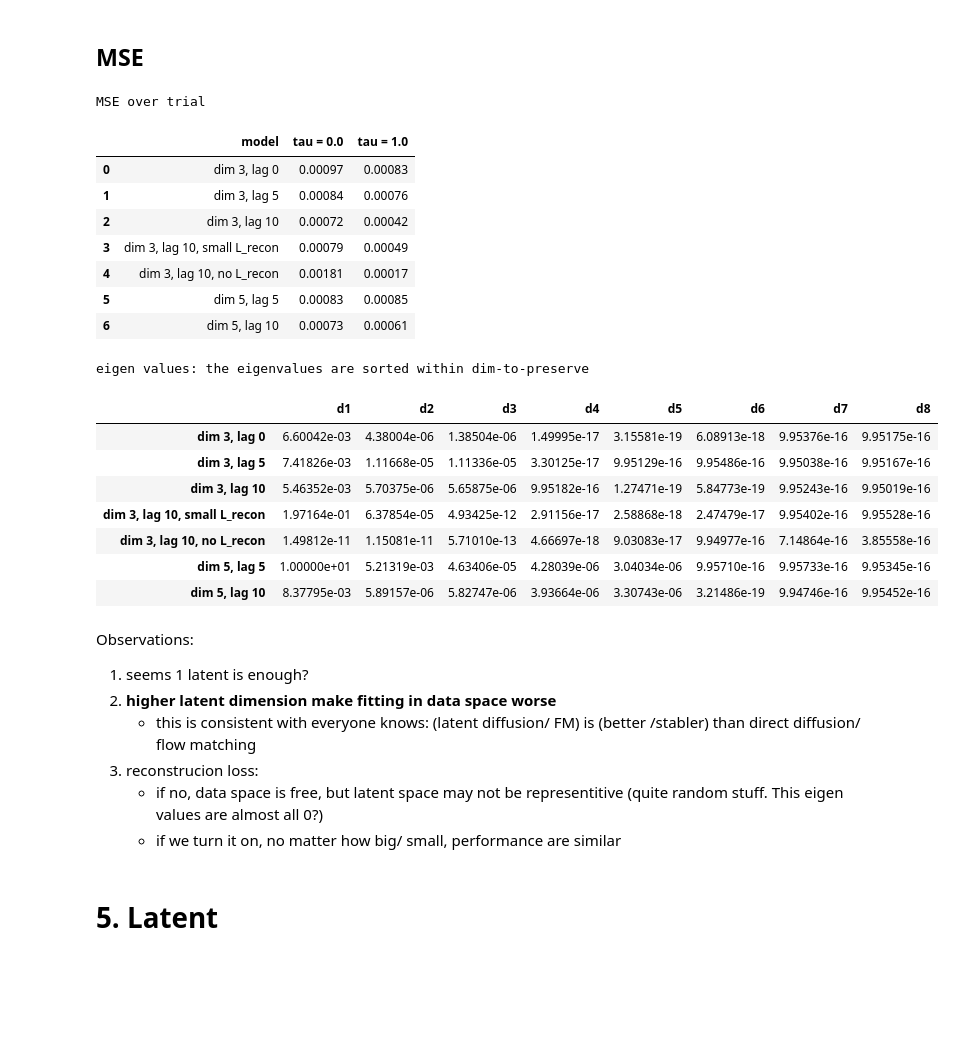
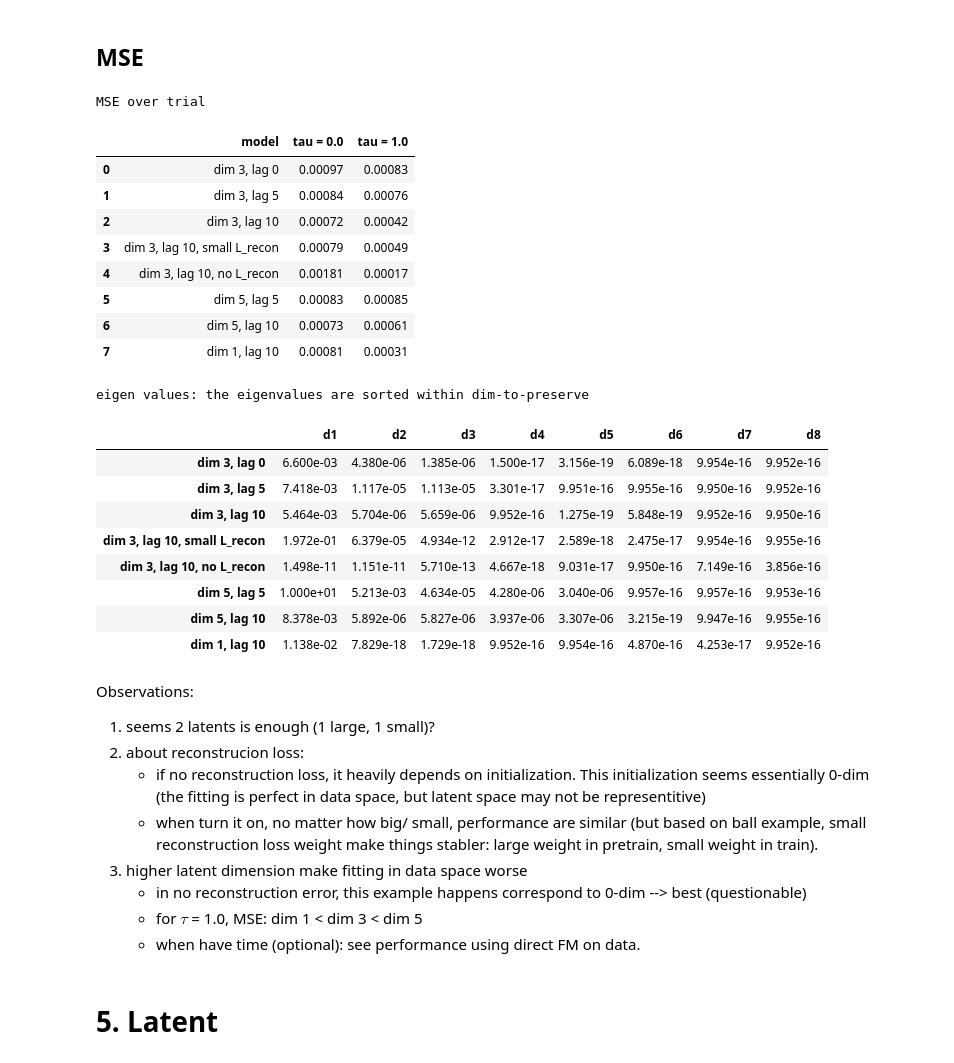
Before and after one commit to dannyfa/Velocity_Flow_Matching, a Jupyter notebook: results_maze/plot_maze_new_all.ipynb, the cells around one changed output. Saved outputs shown, nothing was run; the diff lists cells and outputs as text; code cells hidden in the pictures; blank space fills up the shorter version.

```diff
--- a/results_maze/plot_maze_new_all.ipynb
+++ b/results_maze/plot_maze_new_all.ipynb
@@ -183,3 +184,16 @@ traj_sim_tau1_comp_5_10 = [np.vstack((dset_samples[j][0:lag], traj_sim_tau1_5_10
 traj_sim_tau0_comp_5_10 = [np.vstack((dset_samples[j][0:lag], traj_sim_tau0_5_10[j])) for j in range(len(dset_samples))]
 # %% [output]
 project starting points to latent
+# %%
+folder_data = 'out/maze/dim1_lag10/data'
+folder = 'out/maze/dim1_lag10/00000-maze_dim1_lag10-prr-uncond-regularFM-gpus1-batch256-fp32'
+chk_pts = '/network-snapshot-461619.pkl' # this one is almost done
+
+dim_preserve = 1
+dset_samples_1_10, lag_samples_1_10,\
+flow_net_1_10, dyn_net_1_10, encoder_1_10,\
+d_1_10, L_1_10, loading_1_10, traj_sim_tau1_1_10, traj_sim_tau0_1_10 =\
+model_gen(folder_data, folder, chk_pts, dim_preserve, clamp_range, device, useCov = False)
+lag = 10
+traj_sim_tau1_comp_1_10 = [np.vstack((dset_samples[j][0:lag], traj_sim_tau1_1_10[j])) for j in range(len(dset_samples))]
+traj_sim_tau0_comp_1_10 = [np.vstack((dset_samples[j][0:lag], traj_sim_tau0_1_10[j])) for j in range(len(dset_samples))]
@@ -229,14 +249,19 @@ tensors.append(d_3_10_eta1[0:d_dim_toshow].cpu().numpy())
 tensors.append(d_3_10_nore[0:d_dim_toshow].cpu().numpy())
 tensors.append(d_5_5[0:d_dim_toshow].cpu().numpy())
 tensors.append(d_5_10[0:d_dim_toshow].cpu().numpy())
-model_names = ['dim 3, lag 0', 'dim 3, lag 5', 'dim 3, lag 10', 'dim 3, lag 10, small L_recon', 'dim 3, lag 10, no L_recon', 'dim 5, lag 5', 'dim 5, lag 10']
+tensors.append(d_1_10[0:d_dim_toshow].cpu().numpy())
+
+model_names = ['dim 3, lag 0', 'dim 3, lag 5', 'dim 3, lag 10', 'dim 3, lag 10, small L_recon',
+               'dim 3, lag 10, no L_recon', 'dim 5, lag 5', 'dim 5, lag 10', 'dim 1, lag 10']
 # %%
 data = {
     'model': model_names,
     'tau = 0.0': [overall_mse_tau0_3_0, overall_mse_tau0_3_5, overall_mse_tau0_3_10,
-                  overall_mse_tau0_3_10_eta1, overall_mse_tau0_3_10_nore, overall_mse_tau0_5_5, overall_mse_tau0_5_10],
+                  overall_mse_tau0_3_10_eta1, overall_mse_tau0_3_10_nore, overall_mse_tau0_5_5,
+                  overall_mse_tau0_5_10, overall_mse_tau0_1_10],
     'tau = 1.0': [overall_mse_tau1_3_0, overall_mse_tau1_3_5, overall_mse_tau1_3_10,
-                  overall_mse_tau1_3_10_eta1, overall_mse_tau1_3_10_nore, overall_mse_tau1_5_5, overall_mse_tau1_5_10],
+                  overall_mse_tau1_3_10_eta1, overall_mse_tau1_3_10_nore, overall_mse_tau1_5_5,
+                  overall_mse_tau1_5_10, overall_mse_tau1_1_10],
 }
 
 df = pd.DataFrame(data)
@@ -251,29 +276,33 @@ MSE over trial
 | 4 | dim 3, lag 10, no L_recon | 0.00181 | 0.00017 |
 | 5 | dim 5, lag 5 | 0.00083 | 0.00085 |
 | 6 | dim 5, lag 10 | 0.00073 | 0.00061 |
+| 7 | dim 1, lag 10 | 0.00081 | 0.00031 |
 # %%
 columns = [f"d{i+1}" for i in range(tensors[0].shape[0])]
 index = model_names
 df = pd.DataFrame(tensors, index=index, columns=columns)
-df.style.set_caption("eigen values: the eigenvalues are sorted within dim-to-preserve").format("{:.5e}")
+df.style.set_caption("eigen values: the eigenvalues are sorted within dim-to-preserve").format("{:.3e}")
 # %% [output]
 eigen values: the eigenvalues are sorted within dim-to-preserve
 |  | d1 | d2 | d3 | d4 | d5 | d6 | d7 | d8 |
-| dim 3, lag 0 | 6.60042e-03 | 4.38004e-06 | 1.38504e-06 | 1.49995e-17 | 3.15581e-19 | 6.08913e-18 | 9.95376e-16 | 9.95175e-16 |
-| dim 3, lag 5 | 7.41826e-03 | 1.11668e-05 | 1.11336e-05 | 3.30125e-17 | 9.95129e-16 | 9.95486e-16 | 9.95038e-16 | 9.95167e-16 |
-| dim 3, lag 10 | 5.46352e-03 | 5.70375e-06 | 5.65875e-06 | 9.95182e-16 | 1.27471e-19 | 5.84773e-19 | 9.95243e-16 | 9.95019e-16 |
-| dim 3, lag 10, small L_recon | 1.97164e-01 | 6.37854e-05 | 4.93425e-12 | 2.91156e-17 | 2.58868e-18 | 2.47479e-17 | 9.95402e-16 | 9.95528e-16 |
-| dim 3, lag 10, no L_recon | 1.49812e-11 | 1.15081e-11 | 5.71010e-13 | 4.66697e-18 | 9.03083e-17 | 9.94977e-16 | 7.14864e-16 | 3.85558e-16 |
-| dim 5, lag 5 | 1.00000e+01 | 5.21319e-03 | 4.63406e-05 | 4.28039e-06 | 3.04034e-06 | 9.95710e-16 | 9.95733e-16 | 9.95345e-16 |
-| dim 5, lag 10 | 8.37795e-03 | 5.89157e-06 | 5.82747e-06 | 3.93664e-06 | 3.30743e-06 | 3.21486e-19 | 9.94746e-16 | 9.95452e-16 |
+| dim 3, lag 0 | 6.600e-03 | 4.380e-06 | 1.385e-06 | 1.500e-17 | 3.156e-19 | 6.089e-18 | 9.954e-16 | 9.952e-16 |
+| dim 3, lag 5 | 7.418e-03 | 1.117e-05 | 1.113e-05 | 3.301e-17 | 9.951e-16 | 9.955e-16 | 9.950e-16 | 9.952e-16 |
+| dim 3, lag 10 | 5.464e-03 | 5.704e-06 | 5.659e-06 | 9.952e-16 | 1.275e-19 | 5.848e-19 | 9.952e-16 | 9.950e-16 |
+| dim 3, lag 10, small L_recon | 1.972e-01 | 6.379e-05 | 4.934e-12 | 2.912e-17 | 2.589e-18 | 2.475e-17 | 9.954e-16 | 9.955e-16 |
+| dim 3, lag 10, no L_recon | 1.498e-11 | 1.151e-11 | 5.710e-13 | 4.667e-18 | 9.031e-17 | 9.950e-16 | 7.149e-16 | 3.856e-16 |
+| dim 5, lag 5 | 1.000e+01 | 5.213e-03 | 4.634e-05 | 4.280e-06 | 3.040e-06 | 9.957e-16 | 9.957e-16 | 9.953e-16 |
+| dim 5, lag 10 | 8.378e-03 | 5.892e-06 | 5.827e-06 | 3.937e-06 | 3.307e-06 | 3.215e-19 | 9.947e-16 | 9.955e-16 |
+| dim 1, lag 10 | 1.138e-02 | 7.829e-18 | 1.729e-18 | 9.952e-16 | 9.954e-16 | 4.870e-16 | 4.253e-17 | 9.952e-16 |
 # %% [markdown]
 Observations:
-1. seems 1 latent is enough?
-2. **higher latent dimension make fitting in data space worse**
-   - this is consistent with everyone knows: (latent diffusion/ FM) is (better /stabler) than direct diffusion/ flow matching
-3. reconstrucion loss:
-   - if no, data space is free, but latent space may not be representitive (quite random stuff. This eigen values are almost all 0?)
-   - if we turn it on, no matter how big/ small, performance are similar
+1. seems 2 latents is enough (1 large, 1 small)?
+2. about reconstrucion loss:
+   - if no reconstruction loss, it heavily depends on initialization. This initialization seems essentially 0-dim (the fitting is perfect in data space, but latent space may not be representitive)
+   - when turn it on, no matter how big/ small, performance are similar (but based on ball example, small reconstruction loss weight make things stabler: large weight in pretrain, small weight in train).
+3. higher latent dimension make fitting in data space worse
+   - in no reconstruction error, this example happens correspond to 0-dim --> best (questionable)
+   - for $\tau$ = 1.0, MSE: dim 1 < dim 3 < dim 5
+   - when have time (optional): see performance using direct FM on data.
 # %%
 # per dimension MSE: skip... Too many, show if we really want to
 # %%
```
Also changed, not shown: parts of 3 cells of this notebook.
